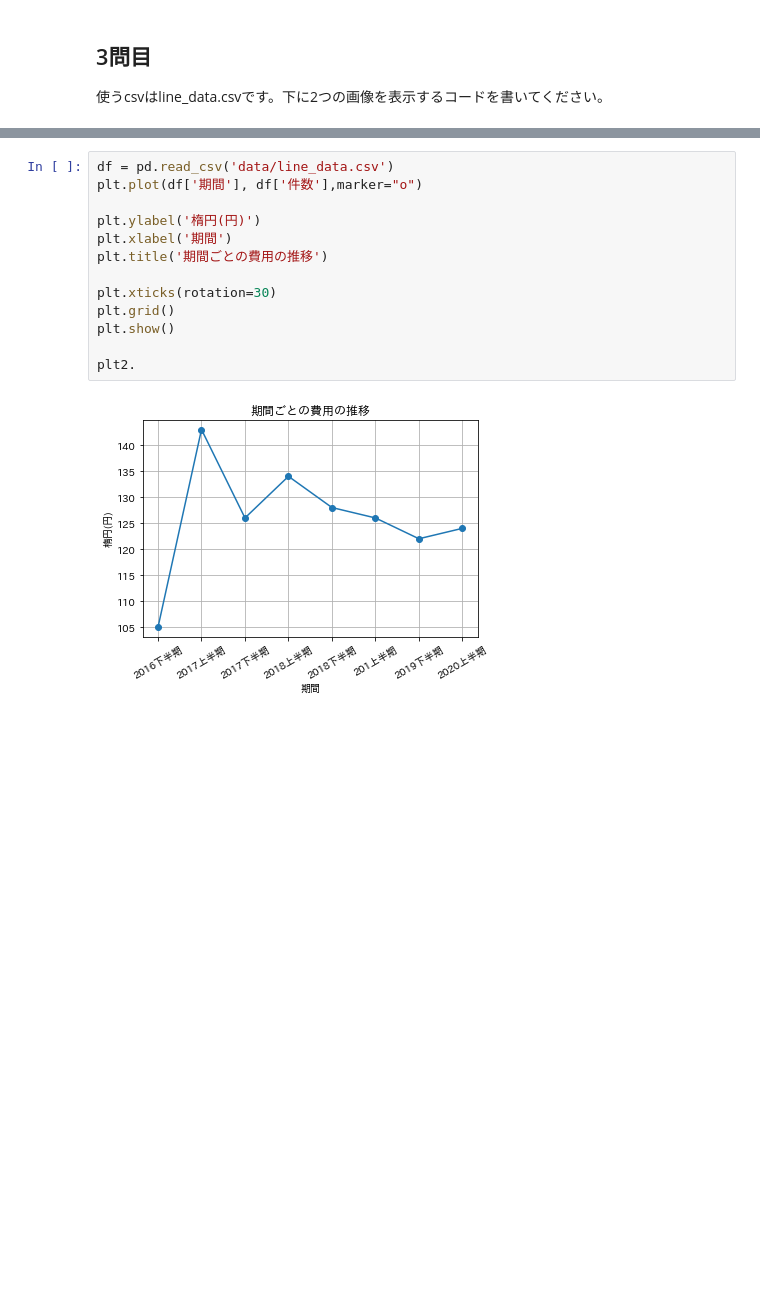
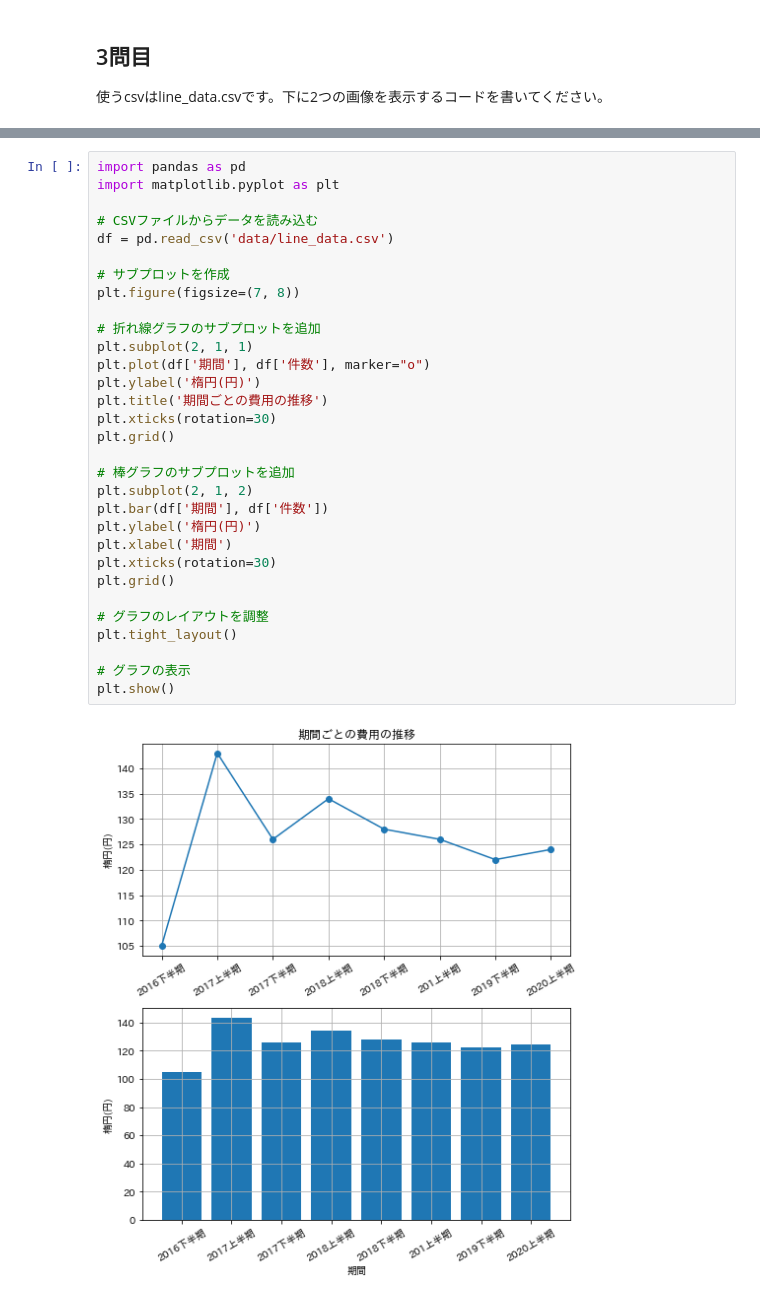
Before and after one commit to kaha01441212/BasicPython, a Jupyter notebook: matplotlib_exercise.ipynb, the cells around one changed output, grey strips where cells are left out. Drawn from its saved outputs; the diff is of its cells as text; blank space fills up the shorter version.

Commit message:
matplotlib_修正

```diff
--- a/matplotlib_exercise.ipynb
+++ b/matplotlib_exercise.ipynb
@@ -60,17 +60,35 @@ plt.show()
 # %% [markdown]
 ![問3_2](./imgs/matplotlib/plot_3_2.png)
 # %%
+import pandas as pd
+import matplotlib.pyplot as plt
+
+# CSVファイルからデータを読み込む
 df = pd.read_csv('data/line_data.csv')
-plt.plot(df['期間'], df['件数'],marker="o")
 
+# サブプロットを作成
+plt.figure(figsize=(7, 8))
+
+# 折れ線グラフのサブプロットを追加
+plt.subplot(2, 1, 1)
+plt.plot(df['期間'], df['件数'], marker="o")
+plt.ylabel('楕円(円)')
+plt.title('期間ごとの費用の推移')
+plt.xticks(rotation=30)
+plt.grid()
+
+# 棒グラフのサブプロットを追加
+plt.subplot(2, 1, 2)
+plt.bar(df['期間'], df['件数'])
 plt.ylabel('楕円(円)')
 plt.xlabel('期間')
-plt.title('期間ごとの費用の推移')
-
 plt.xticks(rotation=30)
 plt.grid()
+
+# グラフのレイアウトを調整
+plt.tight_layout()
+
+# グラフの表示
 plt.show()
-
-plt2.
 # %% [output]
-[figure, old version]
+[figure, new version]
```
